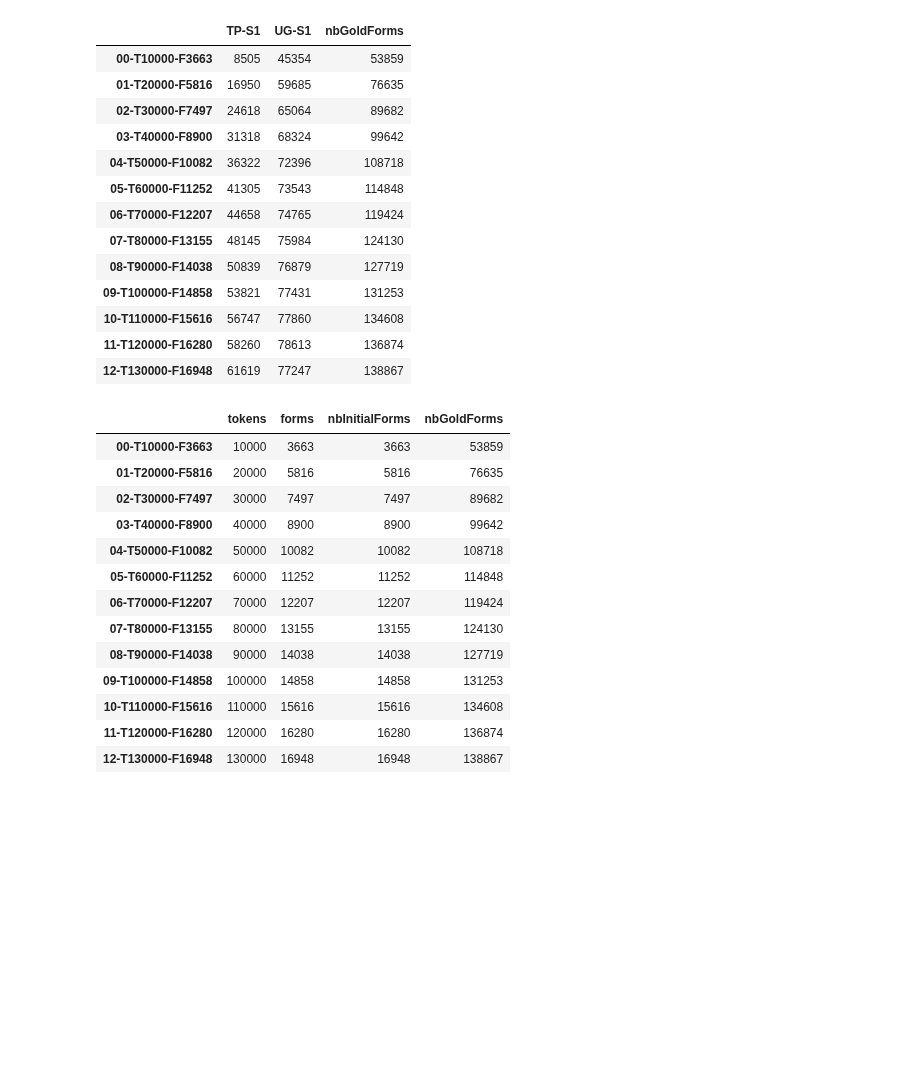
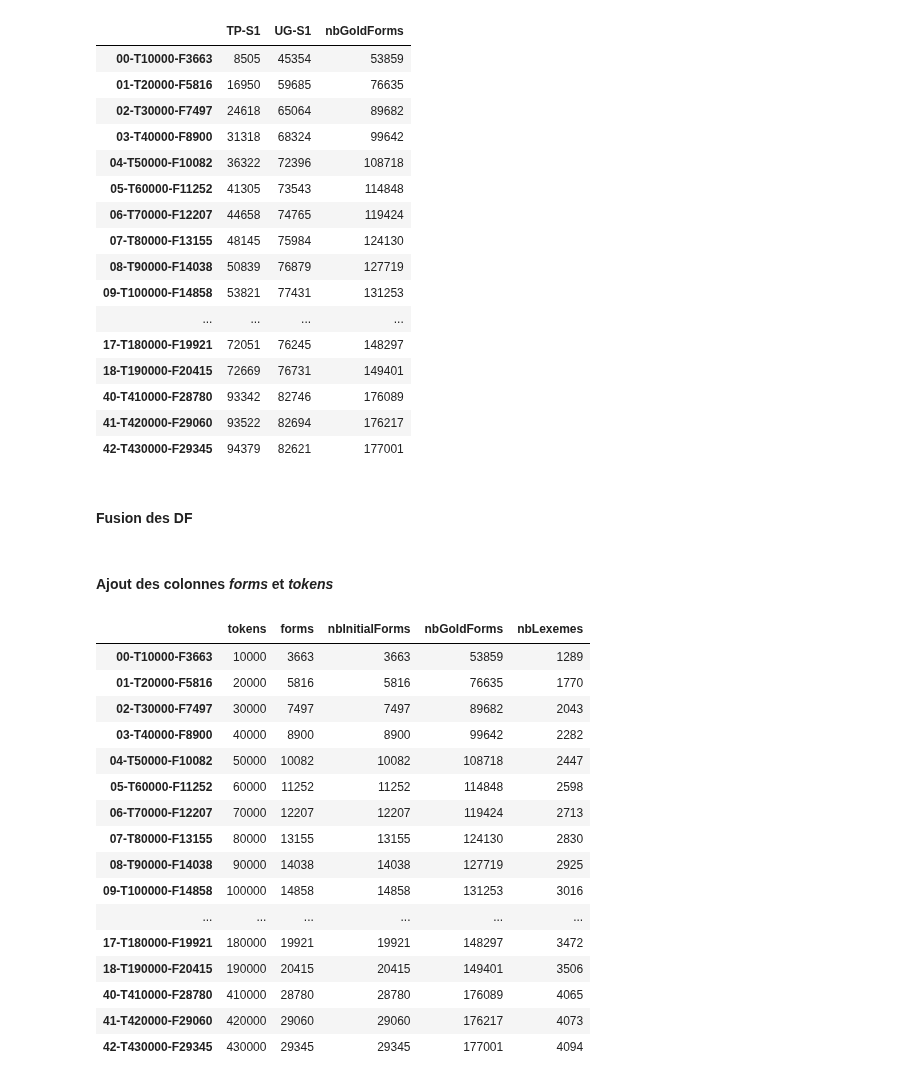
Before and after one commit to gboye/SWIM, a Jupyter notebook: ParadigmGeneration/Longitudinales/Longitudinales-Resultats.ipynb, the cells around one changed output. Saved outputs shown, nothing was run; the diff lists cells and outputs as text; code cells hidden in the pictures; blank space fills up the shorter version.

```diff
--- a/ParadigmGeneration/Longitudinales/Longitudinales-Resultats.ipynb
+++ b/ParadigmGeneration/Longitudinales/Longitudinales-Resultats.ipynb
@@ -30,8 +57,10 @@ omp2=pd.DataFrame.from_dict(omp2Dict,orient="index")
 # %%
-del msp2[u"nbGoldForms"]
-del omp1[u"nbGoldForms"]
-del omp2[u"nbGoldForms"]
-msp1.columns=[c+"-S1" if not c in ["nbGoldForms","nbInitialForms"] else c for c in msp1.columns]
+colonnesUniques=["nbGoldForms","nbInitialForms","nbLexemes"]
+for colonne in colonnesUniques:
+    del msp2[colonne]
+    del omp1[colonne]
+    del omp2[colonne]
+msp1.columns=[c+"-S1" if not c in colonnesUniques else c for c in msp1.columns]
 msp2.columns=[c+"-S2" for c in msp2.columns]
 omp1.columns=[c+"-M1" for c in omp1.columns]
 omp2.columns=[c+"-M2" for c in omp2.columns]
@@ -49,32 +78,42 @@ msp1[["TP-S1","UG-S1","nbGoldForms"]]
 | 07-T80000-F13155 | 48145 | 75984 | 124130 |
 | 08-T90000-F14038 | 50839 | 76879 | 127719 |
 | 09-T100000-F14858 | 53821 | 77431 | 131253 |
-| 10-T110000-F15616 | 56747 | 77860 | 134608 |
-| 11-T120000-F16280 | 58260 | 78613 | 136874 |
-| 12-T130000-F16948 | 61619 | 77247 | 138867 |
+| ... | ... | ... | ... |
+| 17-T180000-F19921 | 72051 | 76245 | 148297 |
+| 18-T190000-F20415 | 72669 | 76731 | 149401 |
+| 40-T410000-F28780 | 93342 | 82746 | 176089 |
+| 41-T420000-F29060 | 93522 | 82694 | 176217 |
+| 42-T430000-F29345 | 94379 | 82621 | 177001 |
+# %% [markdown]
+#### Fusion des DF
 # %%
 df=pd.merge(msp1,msp2, left_index=True, right_index=True)
 df=pd.merge(df,omp1, left_index=True, right_index=True)
 df=pd.merge(df,omp2, left_index=True, right_index=True)
+# %% [markdown]
+#### Ajout des colonnes *forms* et *tokens*
 # %%
 df["forms"]=df.index.str.split("-").str[-1].str.strip("F").astype(int)
 df["tokens"]=df.index.str.split("-").str[1].str.strip("T").astype(int)
-df[["tokens","forms","nbInitialForms","nbGoldForms"]]
+df[["tokens","forms","nbInitialForms","nbGoldForms","nbLexemes"]]
 # %% [output]
-|  | tokens | forms | nbInitialForms | nbGoldForms |
-| 00-T10000-F3663 | 10000 | 3663 | 3663 | 53859 |
-| 01-T20000-F5816 | 20000 | 5816 | 5816 | 76635 |
-| 02-T30000-F7497 | 30000 | 7497 | 7497 | 89682 |
-| 03-T40000-F8900 | 40000 | 8900 | 8900 | 99642 |
-| 04-T50000-F10082 | 50000 | 10082 | 10082 | 108718 |
-| 05-T60000-F11252 | 60000 | 11252 | 11252 | 114848 |
-| 06-T70000-F12207 | 70000 | 12207 | 12207 | 119424 |
-| 07-T80000-F13155 | 80000 | 13155 | 13155 | 124130 |
-| 08-T90000-F14038 | 90000 | 14038 | 14038 | 127719 |
-| 09-T100000-F14858 | 100000 | 14858 | 14858 | 131253 |
-| 10-T110000-F15616 | 110000 | 15616 | 15616 | 134608 |
-| 11-T120000-F16280 | 120000 | 16280 | 16280 | 136874 |
-| 12-T130000-F16948 | 130000 | 16948 | 16948 | 138867 |
+|  | tokens | forms | nbInitialForms | nbGoldForms | nbLexemes |
+| 00-T10000-F3663 | 10000 | 3663 | 3663 | 53859 | 1289 |
+| 01-T20000-F5816 | 20000 | 5816 | 5816 | 76635 | 1770 |
+| 02-T30000-F7497 | 30000 | 7497 | 7497 | 89682 | 2043 |
+| 03-T40000-F8900 | 40000 | 8900 | 8900 | 99642 | 2282 |
+| 04-T50000-F10082 | 50000 | 10082 | 10082 | 108718 | 2447 |
+| 05-T60000-F11252 | 60000 | 11252 | 11252 | 114848 | 2598 |
+| 06-T70000-F12207 | 70000 | 12207 | 12207 | 119424 | 2713 |
+| 07-T80000-F13155 | 80000 | 13155 | 13155 | 124130 | 2830 |
+| 08-T90000-F14038 | 90000 | 14038 | 14038 | 127719 | 2925 |
+| 09-T100000-F14858 | 100000 | 14858 | 14858 | 131253 | 3016 |
+| ... | ... | ... | ... | ... | ... |
+| 17-T180000-F19921 | 180000 | 19921 | 19921 | 148297 | 3472 |
+| 18-T190000-F20415 | 190000 | 20415 | 20415 | 149401 | 3506 |
+| 40-T410000-F28780 | 410000 | 28780 | 28780 | 176089 | 4065 |
+| 41-T420000-F29060 | 420000 | 29060 | 29060 | 176217 | 4073 |
+| 42-T430000-F29345 | 430000 | 29345 | 29345 | 177001 | 4094 |
 # %%
 df[["FP-S1","TP-S1","UG-S1","OG-S1","FP-M1","TP-M1","UG-M1","OG-M1"]]
 # %% [output]
```
Also changed, not shown: parts of 39 cells of this notebook, 7 other files.
